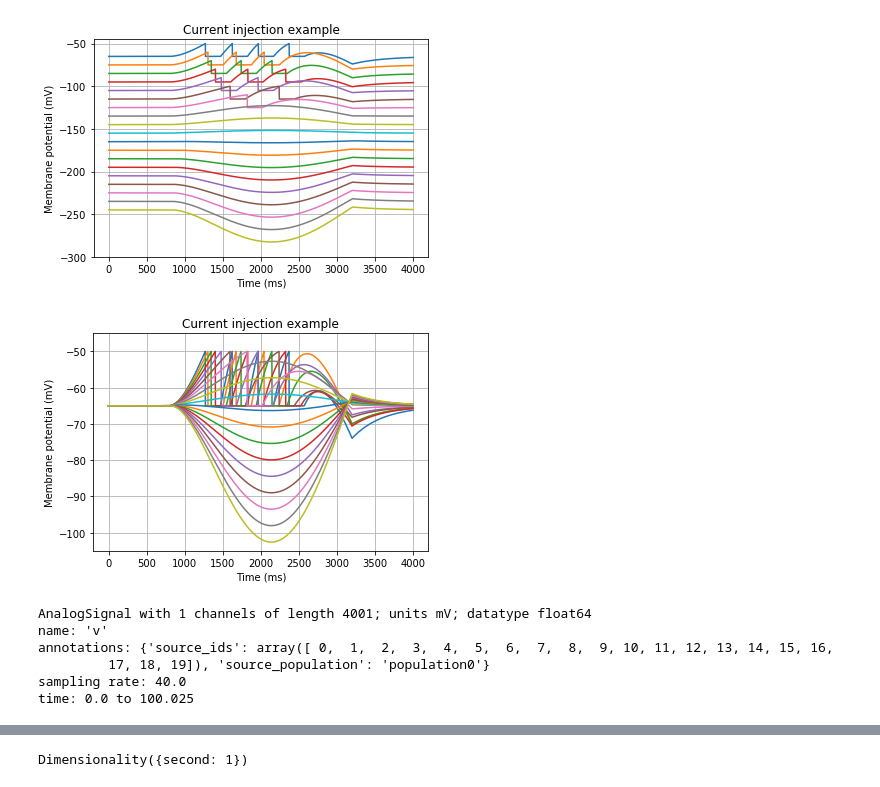
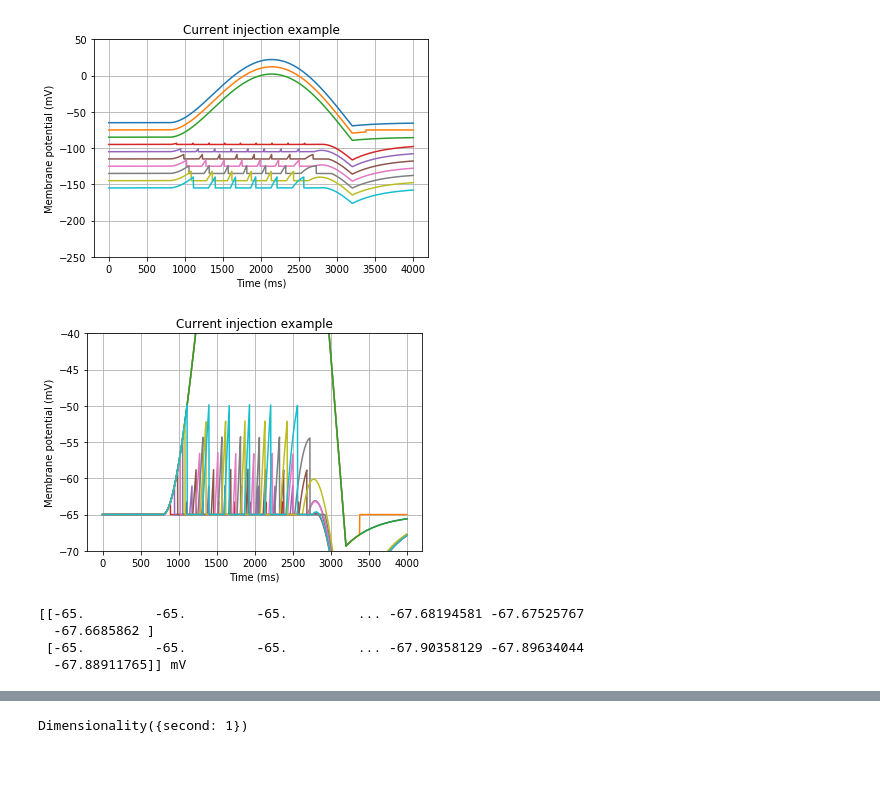
Before and after one commit to xhenes/optimality, a Jupyter notebook: AC-LIF.ipynb, the cells around one changed output, grey strips where cells are left out. Saved outputs shown, nothing was run; the diff lists cells and outputs as text; code cells hidden in the pictures.

```diff
--- a/AC-LIF.ipynb
+++ b/AC-LIF.ipynb
@@ -16,6 +17,14 @@ import elephant.kernels as kernels
 # %%
-amps = linspace(-5, 5, 20)
-cell = neuron.Population(20, neuron.IF_curr_exp(v_thresh = -50.0, tau_refrac = 5.0, tau_m = 10.0))
-for cell_id in arange(0,19):
-    pulse = neuron.ACSource(start = 20.0, stop = 80.0, amplitude = amps[cell_id], offset = 0.1, frequency = 10, phase = 180.0)
+#amps = linspace(-10, 10, 10)
+thresh = linspace(-70, -50, 10)
+cell = neuron.Population(10, neuron.IF_curr_exp(v_thresh = -50, tau_refrac = 5.0, tau_m = 10.0))
+for cell_id in arange(0,10,1):
+    print(cell_id)
+    cell[cell_id:(cell_id+1)].set(v_thresh= thresh[cell_id])
+    pulse = neuron.ACSource(start = 20.0, stop = 80.0, amplitude = -10, offset = 0.1, frequency = 10, phase = 180.0)
     cell[cell_id].inject(pulse)
+#for cell_id in arange(0,500):
+#pulse = neuron.ACSource(start = 20.0, stop = 80.0, amplitude = amps[cell_id], offset = 0.1, frequency = 10, phase = 180.0)
+    cell[cell_id].inject(pulse)
+cell.record('v')
+neuron.run(100.0)
@@ -50,29 +51,31 @@ neuron.end()
 # %%
 plt.figure()
-for cell_id in arange(0,19):
+for cell_id in arange(0,10):
     plt.plot(vm[:,cell_id]-10*mV*cell_id)
 plt.grid()
 plt.xlabel("Time (ms)")
 plt.ylabel("Membrane potential (mV)")
-plt.ylim(-300, -45)
+plt.ylim(-250, 50)
 plt.title("Current injection example");
 plt.figure()
-for cell_id in arange(0,19):
+for cell_id in arange(0,10):
     plt.plot(vm[:, cell_id])
 plt.grid()
 plt.xlabel("Time (ms)")
 plt.ylabel("Membrane potential (mV)")
-plt.ylim(-105, -45)
+plt.ylim(-70, -40)
 plt.title("Current injection example");
 # %% [output]
-[figure, old version]
+[figure, new version]
-[figure, old version]
+[figure, new version]
-# %%
-vm[:,0]
-# %% [output]
-AnalogSignal with 1 channels of length 4001; units mV; datatype float64
-name: 'v'
-annotations: {'source_ids': array([ 0,  1,  2,  3,  4,  5,  6,  7,  8,  9, 10, 11, 12, 13, 14, 15, 16,
-         17, 18, 19]), 'source_population': 'population0'}
-sampling rate: 40.0
-time: 0.0 to 100.025
+# %%
+cvm = vm[:,[8,9]]
+print(cvm.T)
+savetxt('vm.txt', vm)
+savetxt('cellrun.sav', cvm)
+savetxt('cellrun.txt', cvm)
+# %% [output]
+[[-65.         -65.         -65.         ... -67.68194581 -67.67525767
+  -67.6685862 ]
+ [-65.         -65.         -65.         ... -67.90358129 -67.89634044
+  -67.88911765]] mV
```
Also changed, not shown: parts of 26 cells of this notebook.
